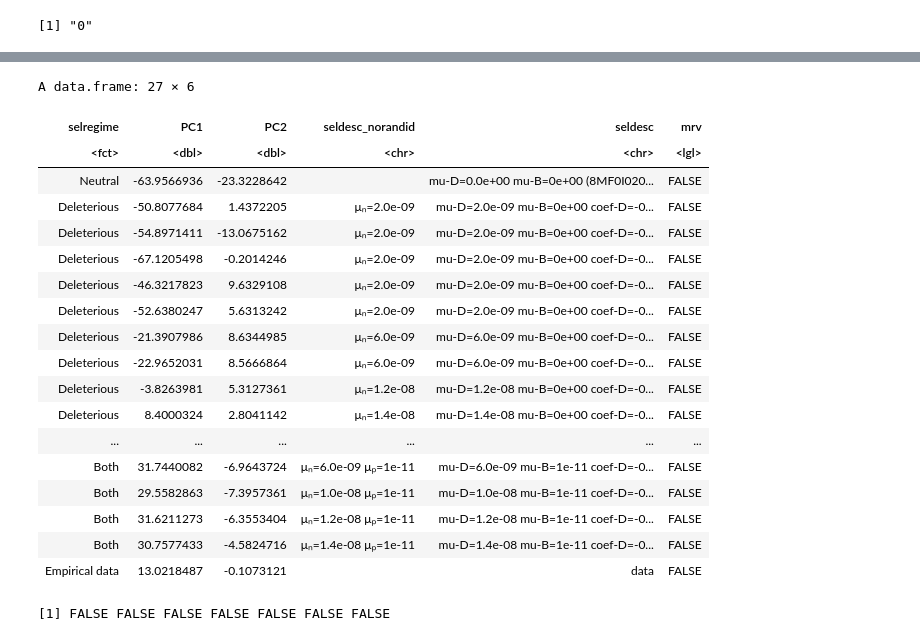
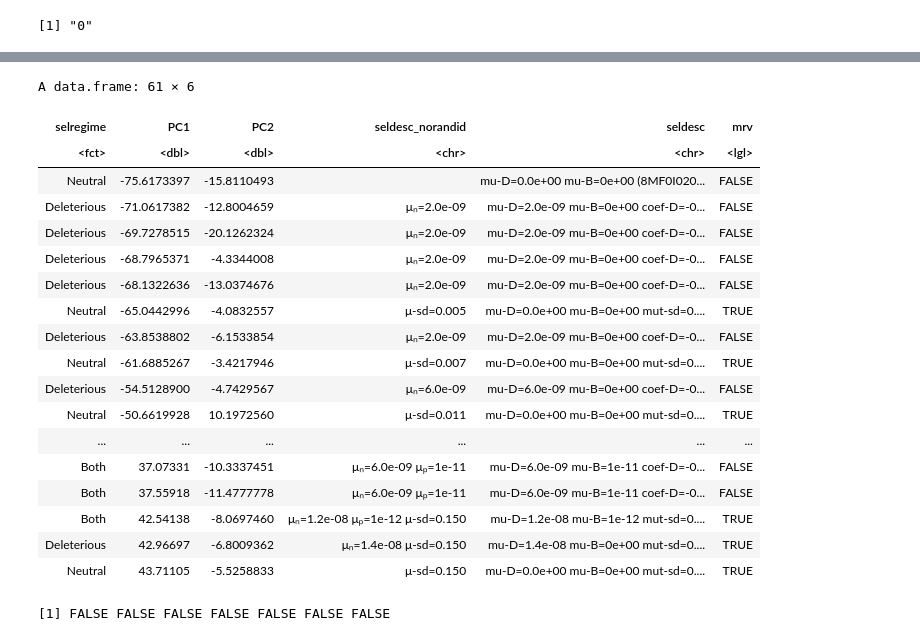
Before and after one commit to kr-colab/greatapes_sims, a Jupyter notebook: scripts/R/data-and-sims_pca.ipynb, the cells around one changed output, grey strips where cells are left out. Drawn from its saved outputs; the diff is of its cells as text; code cells hidden in the pictures.

```diff
--- a/scripts/R/data-and-sims_pca.ipynb
+++ b/scripts/R/data-and-sims_pca.ipynb
@@ -28,7 +28,7 @@ The following object is masked from ‘package:readr’:
 sinfo_path = "../../output/sims_info.tsv"
 sinfoh_path = "../../output/header_sims_info.tsv"
 # %%
-win_size = 5000000
+win_size = 1000000
 chroms= c("chr12")
 win_len = -1
 padding = 0
@@ -332,27 +395,27 @@ pcadf$seldesc_norandid = wide_a$seldesc_norandid
 pcadf$seldesc = wide_a$seldesc
 pcadf$mrv = grepl("sd", pcadf$seldesc)
 # %%
-pcadf
+pcadf %>% arrange(PC1, PC2)
 # %% [output]
-A data.frame: 27 × 6
+A data.frame: 61 × 6
 | selregime | PC1 | PC2 | seldesc_norandid | seldesc | mrv |
 | <fct> | <dbl> | <dbl> | <chr> | <chr> | <lgl> |
-| Neutral | -63.9566936 | -23.3228642 |  | mu-D=0.0e+00 mu-B=0e+00 (8MF0I020... | FALSE |
-| Deleterious | -50.8077684 | 1.4372205 | μₙ=2.0e-09 | mu-D=2.0e-09 mu-B=0e+00 coef-D=-0... | FALSE |
-| Deleterious | -54.8971411 | -13.0675162 | μₙ=2.0e-09 | mu-D=2.0e-09 mu-B=0e+00 coef-D=-0... | FALSE |
-| Deleterious | -67.1205498 | -0.2014246 | μₙ=2.0e-09 | mu-D=2.0e-09 mu-B=0e+00 coef-D=-0... | FALSE |
-| Deleterious | -46.3217823 | 9.6329108 | μₙ=2.0e-09 | mu-D=2.0e-09 mu-B=0e+00 coef-D=-0... | FALSE |
-| Deleterious | -52.6380247 | 5.6313242 | μₙ=2.0e-09 | mu-D=2.0e-09 mu-B=0e+00 coef-D=-0... | FALSE |
-| Deleterious | -21.3907986 | 8.6344985 | μₙ=6.0e-09 | mu-D=6.0e-09 mu-B=0e+00 coef-D=-0... | FALSE |
-| Deleterious | -22.9652031 | 8.5666864 | μₙ=6.0e-09 | mu-D=6.0e-09 mu-B=0e+00 coef-D=-0... | FALSE |
-| Deleterious | -3.8263981 | 5.3127361 | μₙ=1.2e-08 | mu-D=1.2e-08 mu-B=0e+00 coef-D=-0... | FALSE |
-| Deleterious | 8.4000324 | 2.8041142 | μₙ=1.4e-08 | mu-D=1.4e-08 mu-B=0e+00 coef-D=-0... | FALSE |
+| Neutral | -75.6173397 | -15.8110493 |  | mu-D=0.0e+00 mu-B=0e+00 (8MF0I020... | FALSE |
+| Deleterious | -71.0617382 | -12.8004659 | μₙ=2.0e-09 | mu-D=2.0e-09 mu-B=0e+00 coef-D=-0... | FALSE |
+| Deleterious | -69.7278515 | -20.1262324 | μₙ=2.0e-09 | mu-D=2.0e-09 mu-B=0e+00 coef-D=-0... | FALSE |
+| Deleterious | -68.7965371 | -4.3344008 | μₙ=2.0e-09 | mu-D=2.0e-09 mu-B=0e+00 coef-D=-0... | FALSE |
+| Deleterious | -68.1322636 | -13.0374676 | μₙ=2.0e-09 | mu-D=2.0e-09 mu-B=0e+00 coef-D=-0... | FALSE |
+| Neutral | -65.0442996 | -4.0832557 | μ-sd=0.005 | mu-D=0.0e+00 mu-B=0e+00 mut-sd=0.... | TRUE |
+| Deleterious | -63.8538802 | -6.1533854 | μₙ=2.0e-09 | mu-D=2.0e-09 mu-B=0e+00 coef-D=-0... | FALSE |
+| Neutral | -61.6885267 | -3.4217946 | μ-sd=0.007 | mu-D=0.0e+00 mu-B=0e+00 mut-sd=0.... | TRUE |
+| Deleterious | -54.5128900 | -4.7429567 | μₙ=6.0e-09 | mu-D=6.0e-09 mu-B=0e+00 coef-D=-0... | FALSE |
+| Neutral | -50.6619928 | 10.1972560 | μ-sd=0.011 | mu-D=0.0e+00 mu-B=0e+00 mut-sd=0.... | TRUE |
 | ... | ... | ... | ... | ... | ... |
-| Both | 31.7440082 | -6.9643724 | μₙ=6.0e-09 μₚ=1e-11 | mu-D=6.0e-09 mu-B=1e-11 coef-D=-0... | FALSE |
-| Both | 29.5582863 | -7.3957361 | μₙ=1.0e-08 μₚ=1e-11 | mu-D=1.0e-08 mu-B=1e-11 coef-D=-0... | FALSE |
-| Both | 31.6211273 | -6.3553404 | μₙ=1.2e-08 μₚ=1e-11 | mu-D=1.2e-08 mu-B=1e-11 coef-D=-0... | FALSE |
-| Both | 30.7577433 | -4.5824716 | μₙ=1.4e-08 μₚ=1e-11 | mu-D=1.4e-08 mu-B=1e-11 coef-D=-0... | FALSE |
-| Empirical data | 13.0218487 | -0.1073121 |  | data | FALSE |
+| Both | 37.07331 | -10.3337451 | μₙ=6.0e-09 μₚ=1e-11 | mu-D=6.0e-09 mu-B=1e-11 coef-D=-0... | FALSE |
+| Both | 37.55918 | -11.4777778 | μₙ=6.0e-09 μₚ=1e-11 | mu-D=6.0e-09 mu-B=1e-11 coef-D=-0... | FALSE |
+| Both | 42.54138 | -8.0697460 | μₙ=1.2e-08 μₚ=1e-12 μ-sd=0.150 | mu-D=1.2e-08 mu-B=1e-12 mut-sd=0.... | TRUE |
+| Deleterious | 42.96697 | -6.8009362 | μₙ=1.4e-08 μ-sd=0.150 | mu-D=1.4e-08 mu-B=0e+00 mut-sd=0.... | TRUE |
+| Neutral | 43.71105 | -5.5258833 | μ-sd=0.150 | mu-D=0.0e+00 mu-B=0e+00 mut-sd=0.... | TRUE |
 # %%
 pcadf$mrv = factor(pcadf$mrv, levels=c("FALSE", "TRUE"), labels=c("Constant","Local variation"))
 # %%
```
Also changed, not shown: parts of 14 cells of this notebook, 4 other files.
